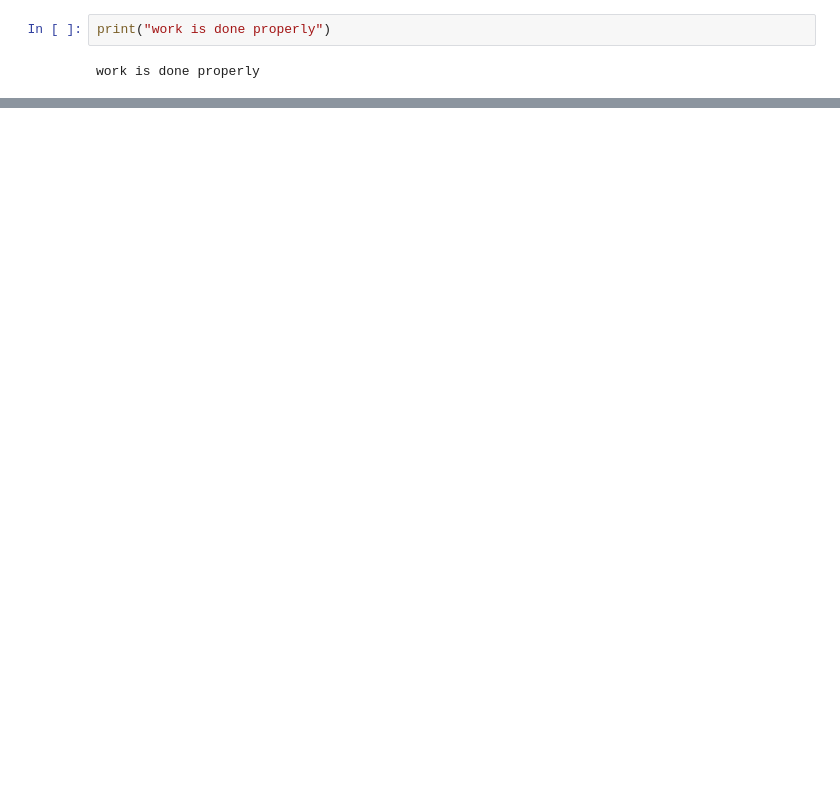
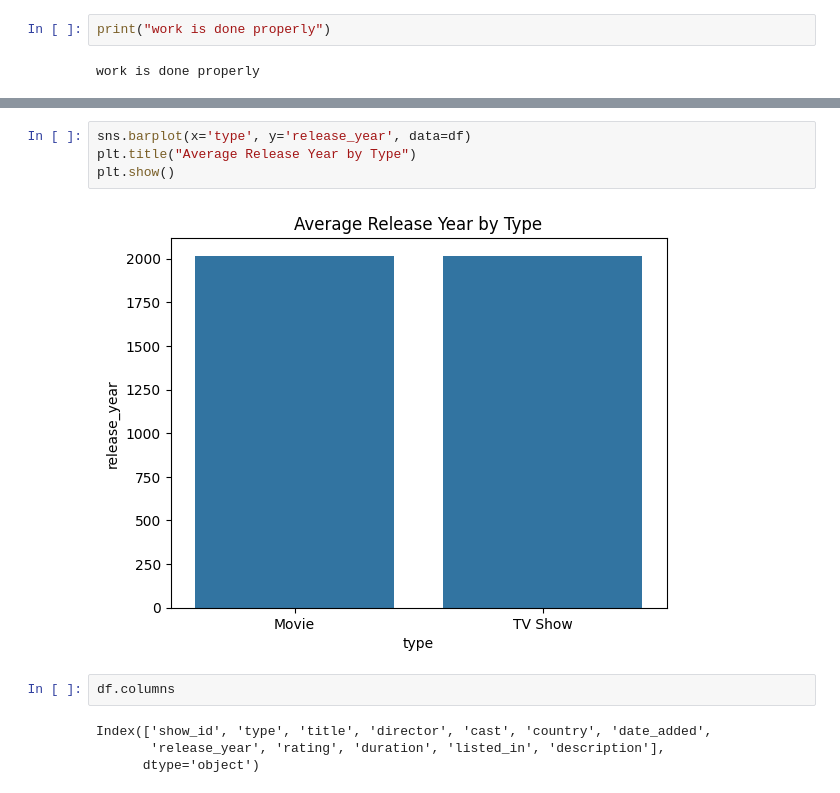
Before and after one commit to sruthikondapalli05/Netflix_Python_Project, a Jupyter notebook: netflix_project.ipynb, the cells around one changed output, grey strips where cells are left out. Saved outputs shown, nothing was run; the diff lists cells and outputs as text; blank space fills up the shorter version.

```diff
--- a/netflix_project.ipynb
+++ b/netflix_project.ipynb
@@ -460,0 +757,12 @@ work is done properly
+# %%
+sns.barplot(x='type', y='release_year', data=df)
+plt.title("Average Release Year by Type")
+plt.show()
+# %% [output]
+[figure, added]
+# %%
+df.columns
+# %% [output]
+Index(['show_id', 'type', 'title', 'director', 'cast', 'country', 'date_added',
+       'release_year', 'rating', 'duration', 'listed_in', 'description'],
+      dtype='object')
```
Also changed, not shown: parts of 40 cells of this notebook, 2 other files.
